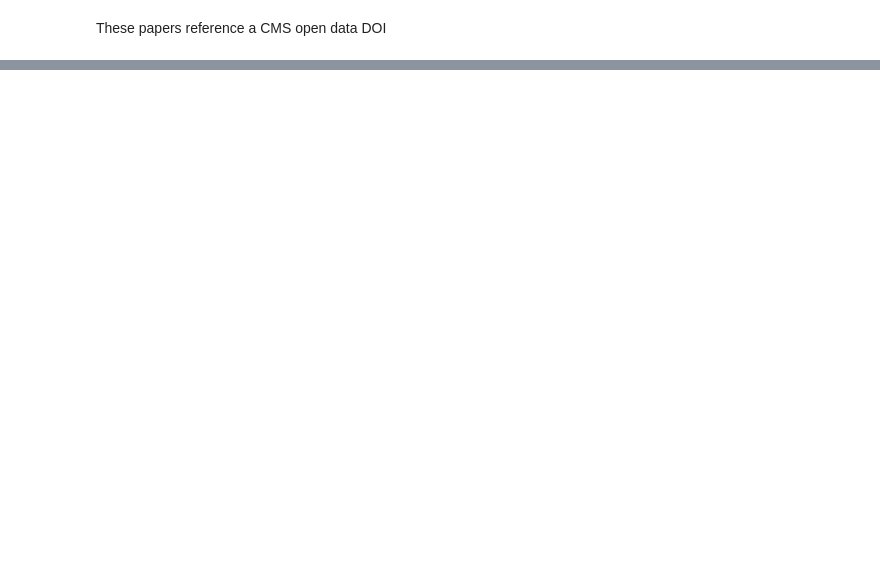
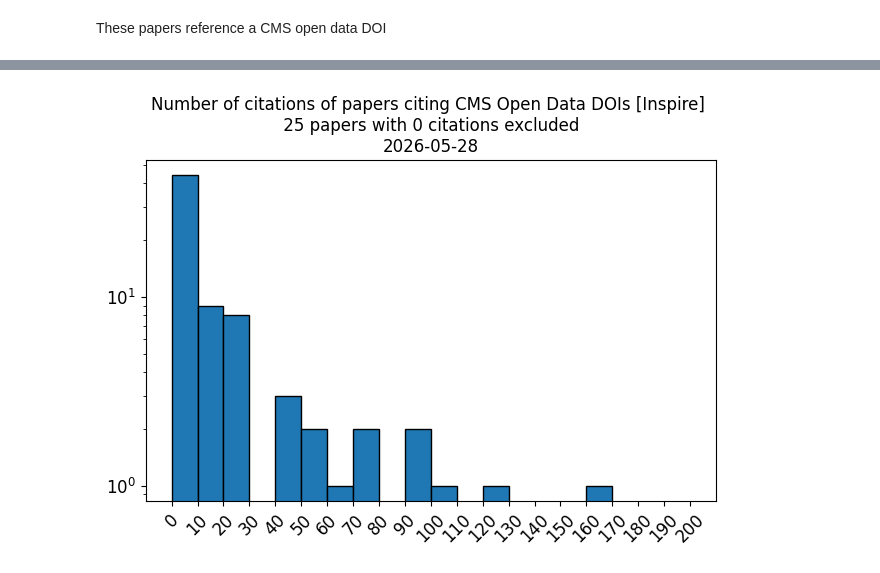
Before and after one commit to cms-dpoa/data-usage, a Jupyter notebook: publications.ipynb, the cells around one changed output, grey strips where cells are left out. Cells and saved outputs as stored; diff of their text form; code cells hidden in the pictures; blank space fills up the shorter version.

```diff
--- a/publications.ipynb
+++ b/publications.ipynb
@@ -256,24 +286,26 @@ print(f'{len(nzdf)} papers with > 0 citations')
 # %%
 h, b = np.histogram(
     nzdf['citations'],
-    range=(0,150),
-    bins=15
+    range=(0,200),
+    bins=20
 )
 
 plt.bar(b[:-1], h, width=np.diff(b), ec='black', align='edge')
 
 plt.gca().set_xticks(b)
 plt.xticks(fontsize=12)
 plt.gca().set_xticklabels(b.astype(int), rotation=45)
 plt.yticks(fontsize=12)
 
 plt.gca().set_yscale('log')
 plt.title(
     f'Number of citations of papers citing CMS Open Data DOIs [Inspire] \n {nzero} papers with 0 citations excluded \n{date_generated}'
 )
 
 plt.tight_layout()
 
 plt.savefig('./figs/inspire-citations.png', dpi=200)
+# %% [output]
+[figure, added]
 # %%
 make_wordcloud(idf, 'title', 'inspire-wc-title')
```
Also changed, not shown: parts of 26 cells of this notebook, 19 other files.
